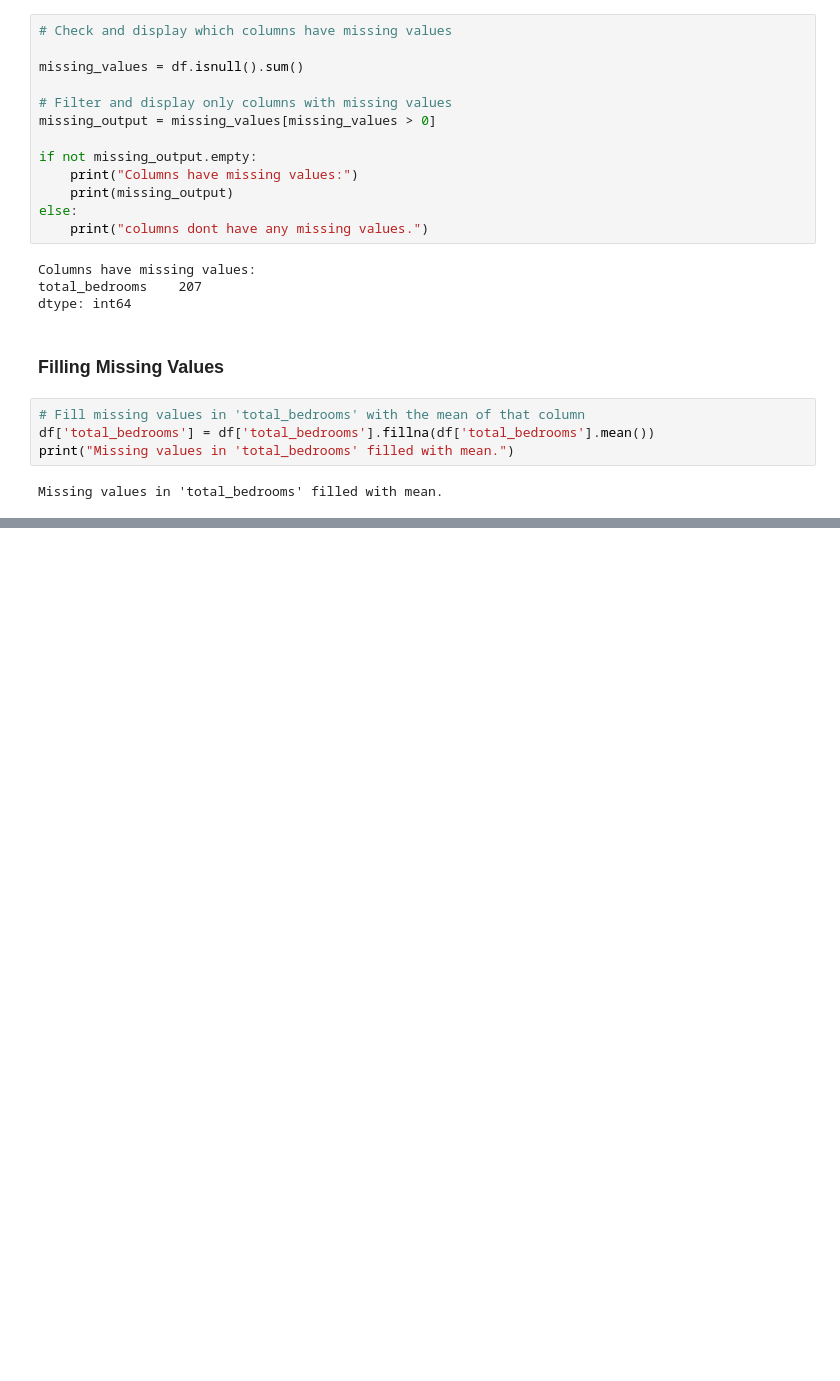
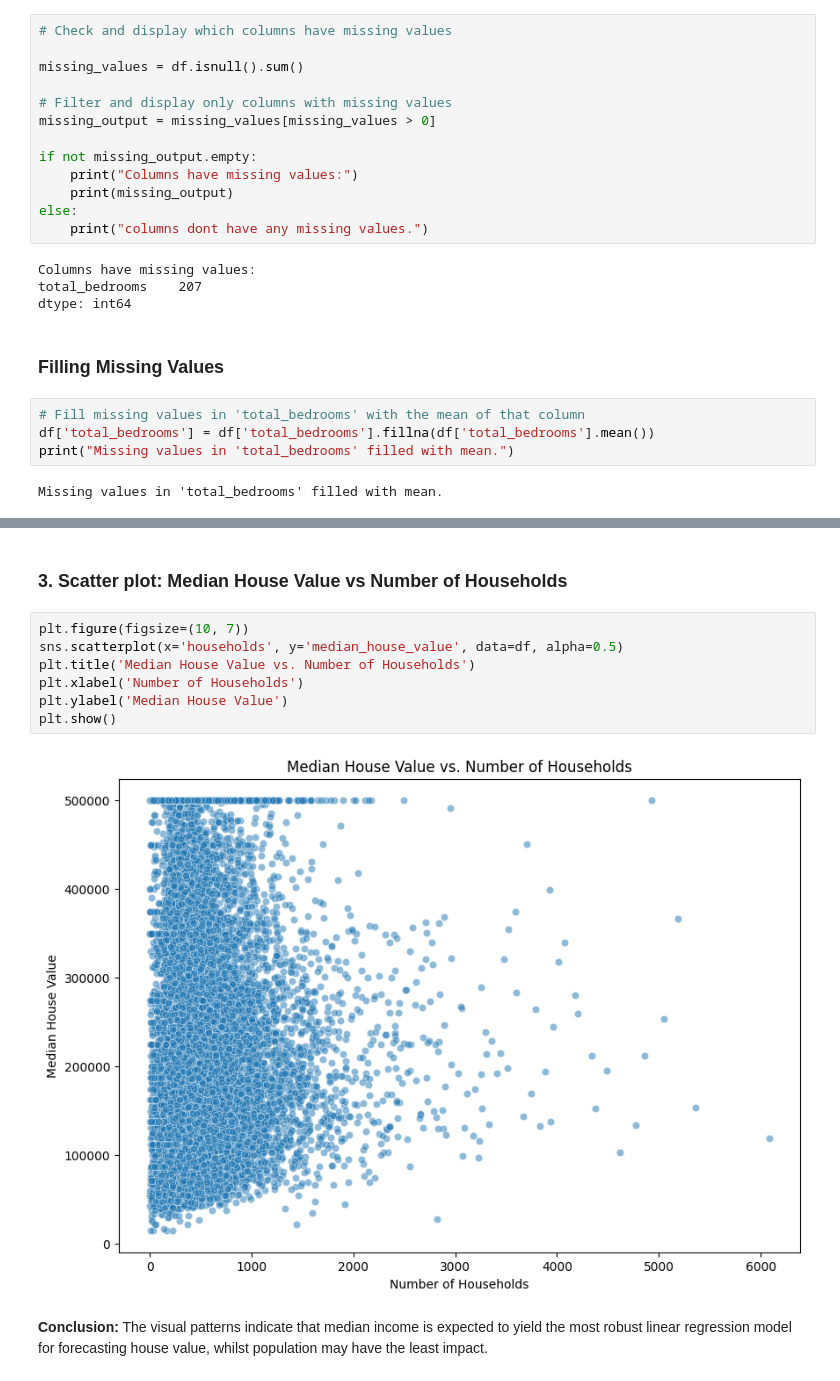
Before and after one commit to MandeepCon/Practical-Lab-1---ULR, a Jupyter notebook: Main.ipynb, the cells around one changed output, grey strips where cells are left out. Drawn from its saved outputs; the diff is of its cells as text; blank space fills up the shorter version.

```diff
--- a/Main.ipynb
+++ b/Main.ipynb
@@ -108,0 +133,13 @@ dtype: int64
+# %% [markdown]
+### 3. Scatter plot: Median House Value vs Number of Households
+# %%
+plt.figure(figsize=(10, 7))
+sns.scatterplot(x='households', y='median_house_value', data=df, alpha=0.5)
+plt.title('Median House Value vs. Number of Households')
+plt.xlabel('Number of Households')
+plt.ylabel('Median House Value')
+plt.show()
+# %% [output]
+[figure, added]
+# %% [markdown]
+**Conclusion:** The visual patterns indicate that median income is expected to yield the most robust linear regression model for forecasting house value, whilst population may have the least impact.
```
Also changed, not shown: parts of 6 cells of this notebook.
